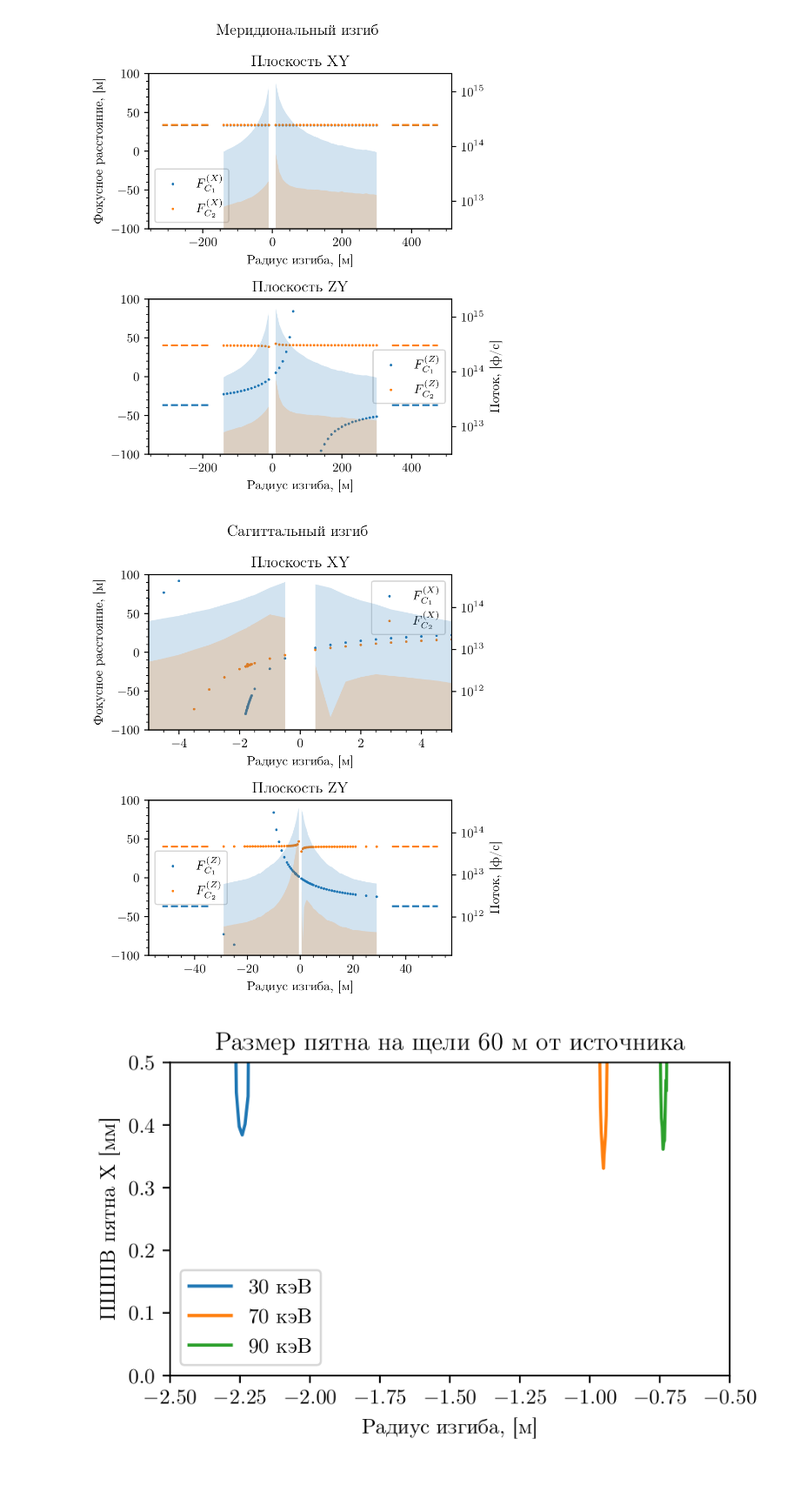
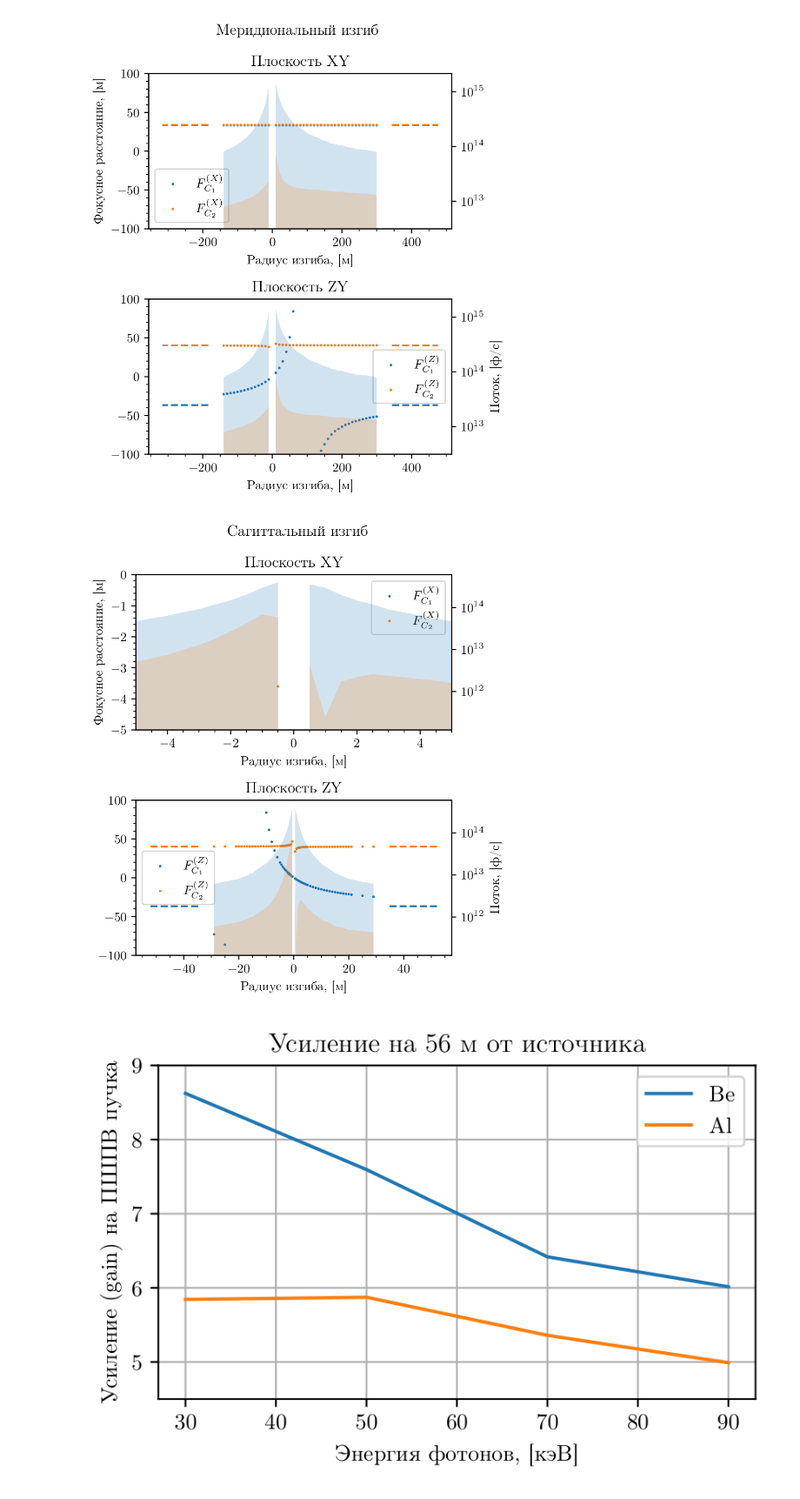
Before and after one commit to glebdovzhenko/skif-xrt, a Jupyter notebook: notebooks/focusing.ipynb, the cells around one changed output. Shown at 87% size. Cells and saved outputs as stored; diff of their text form; code cells hidden in the pictures.

Commit message:
NSTU-SCW croc finished

```diff
--- a/notebooks/focusing.ipynb
+++ b/notebooks/focusing.ipynb
@@ -257,7 +257,7 @@ ax2.yaxis.set_minor_locator(AutoMinorLocator())
 ax1f.yaxis.set_minor_locator(LogLocator(numticks=15))
 ax2f.yaxis.set_minor_locator(LogLocator(numticks=15))
 
-ax1.set_ylim(-100, 100)
+ax1.set_ylim(-5, 0)
 ax2.set_ylim(-100, 100)
 # ax1.set_ylim(33, 34)
 # ax2.set_ylim(30, 40)
@@ -266,45 +266,79 @@ ax1.set_xlim(-5, 5)
 
 plt.tight_layout()
 
-plt.savefig('focusing/sagittal.pgf')
-plt.savefig('focusing/sagittal.pdf')
+#plt.savefig('focusing/sagittal.pgf')
+#plt.savefig('focusing/sagittal.pdf')
 
 sagittal_f = np.stack((r1x, f1x)).T
 
 fig
 # %% [output]
-[figure, old version]
+[figure, new version]
 # %%
-dd = os.path.join(os.getenv('BASE_DIR'), 'datasets/nstu-scw/r1r2_scan')
-
-rs, xsize, flux, ens = [], [], [], []
+dd = os.path.join(os.getenv('BASE_DIR'), 'datasets', 'nstu-scw', 'e_scan')
+rs, xsize, flux, ens, d_ens = [], [], [], [], []
 for metadata in datafiles(dd):
     if (metadata['name'] == 'FM') & (metadata['axes'] == 'XZ'):
         with open(os.path.join(dd, metadata['file']), 'rb') as f:
             data = pickle.load(f)
 
             rs.append(metadata['r1'])
-            xsize.append(get_integral_breadth(data, 'x'))
+            xsize.append(get_integral_breadth(data, 'y'))
+            d_ens.append(get_integral_breadth(data, 'e'))
             flux.append(data.flux)
             ens.append(int(metadata['energy']))
+rs, xsize, flux, ens, d_ens = np.array(rs), np.array(xsize), np.array(flux), np.array(ens), np.array(d_ens)
+ii = np.argsort(rs)
+rs, xsize, flux, ens, d_ens = rs[ii], xsize[ii], flux[ii], ens[ii], d_ens[ii]
 
-rs, xsize, flux, ens = np.array(rs), np.array(xsize), np.array(flux), np.array(ens)
-ii = np.argsort(rs)
-rs, xsize, flux, ens = rs[ii], xsize[ii], flux[ii], ens[ii]
+dd = os.path.join(os.getenv('BASE_DIR'), 'datasets', 'nstu-scw', 'e_scan_al')
+rs_al, xsize_al, flux_al, ens_al, d_ens_al = [], [], [], [], []
+for metadata in datafiles(dd):
+    if (metadata['name'] == 'FM') & (metadata['axes'] == 'XZ'):
+        with open(os.path.join(dd, metadata['file']), 'rb') as f:
+            data = pickle.load(f)
+
+            rs_al.append(metadata['r1'])
+            xsize_al.append(get_integral_breadth(data, 'y'))
+            d_ens_al.append(get_integral_breadth(data, 'e'))
+            flux_al.append(data.flux)
+            ens_al.append(int(metadata['energy']))
+
+rs_al, xsize_al, flux_al, ens_al, d_ens_al = np.array(rs_al), np.array(xsize_al), np.array(flux_al), np.array(ens_al), np.array(d_ens_al)
+ii = np.argsort(rs_al)
+rs_al, xsize_al, flux_al, ens_al, d_ens_al = rs_al[ii], xsize_al[ii], flux_al[ii], ens_al[ii], d_ens_al[ii]
+
+dd = os.path.join(os.getenv('BASE_DIR'), 'datasets', 'nstu-scw', 'e_scan_nl')
+rs_nl, xsize_nl, flux_nl, ens_nl, d_ens_nl = [], [], [], [], []
+for metadata in datafiles(dd):
+    if (metadata['name'] == 'FM') & (metadata['axes'] == 'XZ'):
+        with open(os.path.join(dd, metadata['file']), 'rb') as f:
+            data = pickle.load(f)
+
+            rs_nl.append(metadata['r1'])
+            xsize_nl.append(get_integral_breadth(data, 'y'))
+            d_ens_nl.append(get_integral_breadth(data, 'e'))
+            flux_nl.append(data.flux)
+            ens_nl.append(int(metadata['energy']))
+
+rs_nl, xsize_nl, flux_nl, ens_nl, d_ens_nl = np.array(rs_nl), np.array(xsize_nl), np.array(flux_nl), np.array(ens_nl), np.array(d_ens_nl)
+ii = np.argsort(rs_nl)
+rs_nl, xsize_nl, flux_nl, ens_nl, d_ens_nl = rs_nl[ii], xsize_nl[ii], flux_nl[ii], ens_nl[ii], d_ens_nl[ii]
 
 fig, ax = plt.subplots()
 
-ax.plot(rs[ens == 30], xsize[ens == 30], label='30 кэВ')
-ax.plot(rs[ens == 70], xsize[ens == 70], label='70 кэВ')
-ax.plot(rs[ens == 90], xsize[ens == 90], label='90 кэВ')
+ax.plot(ens, (flux / flux_nl) / (xsize / xsize_nl), label='Be')
+ax.plot(ens, (flux_al / flux_nl) / (xsize_al / xsize_nl), label='Al')
+# ax2 = ax.twinx()
+# ax2.plot(ens, d_ens / d_ens_nl, color='orange')
 
-ax.set_ylim(0, .5)
-ax.set_xlim(-2.5, -.5)
-ax.set_ylabel('ПШПВ пятна X [мм]')
-ax.set_xlabel('Радиус изгиба, [м]')
-# ax2.set_ylabel('Поток на образце, [ф/с]')
+ax.set_ylabel('Усиление (gain) на ПШПВ пучка')
+# ax2.set_ylabel('Отношение $\delta E$')
+ax.set_xlabel('Энергия фотонов, [кэВ]')
 ax.legend()
-plt.title('Размер пятна на щели 60 м от источника')
+plt.title('Усиление на 56 м от источника')
+ax.grid()
+plt.ylim(4.5, 9)
 fig
 # %% [output]
-[figure, old version]
+[figure, new version]
```
Also changed, not shown: parts of 1 cell of this notebook, 12 other files.
